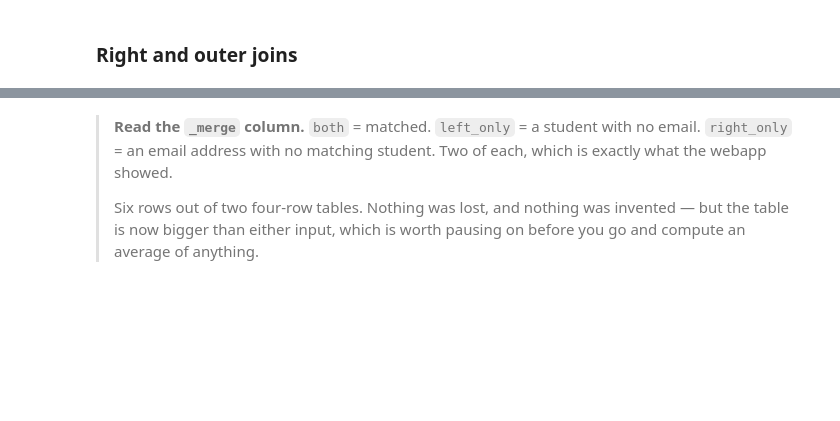
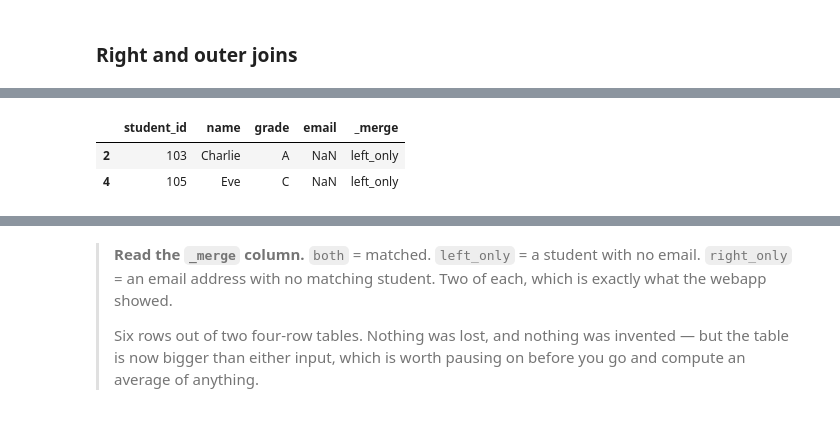
Before and after one commit to elhamod/IS834_Fall_2026, a Jupyter notebook: Session 08 - Combining Data and Intro to Machine Learning/09_Fundamentals_Wrapup_ML1_Intro.ipynb, the cells around one changed output, grey strips where cells are left out. Saved outputs shown, nothing was run; the diff lists cells and outputs as text; code cells hidden in the pictures; blank space fills up the shorter version.

```diff
--- a/Session 08 - Combining Data and Intro to Machine Learning/09_Fundamentals_Wrapup_ML1_Intro.ipynb
+++ b/Session 08 - Combining Data and Intro to Machine Learning/09_Fundamentals_Wrapup_ML1_Intro.ipynb
@@ -122,7 +159,11 @@ pd.merge(students, emails, on='student_id', how='right')
 # %%
 # how="outer" keeps every row from both sides; indicator=True adds a _merge column saying where each row came from.
 outer_joined = pd.merge(students, emails, on='student_id', how='outer', indicator=True)
-outer_joined
+outer_joined[outer_joined["_merge"] == "left_only"]
+# %% [output]
+|  | student_id | name | grade | email | _merge |
+| 2 | 103 | Charlie | A | NaN | left_only |
+| 4 | 105 | Eve | C | NaN | left_only |
 # %%
 # Counting the indicator column summarises the whole reconciliation in one line.
 outer_joined['_merge'].value_counts()
```
Also changed, not shown: parts of 10 cells of this notebook.
